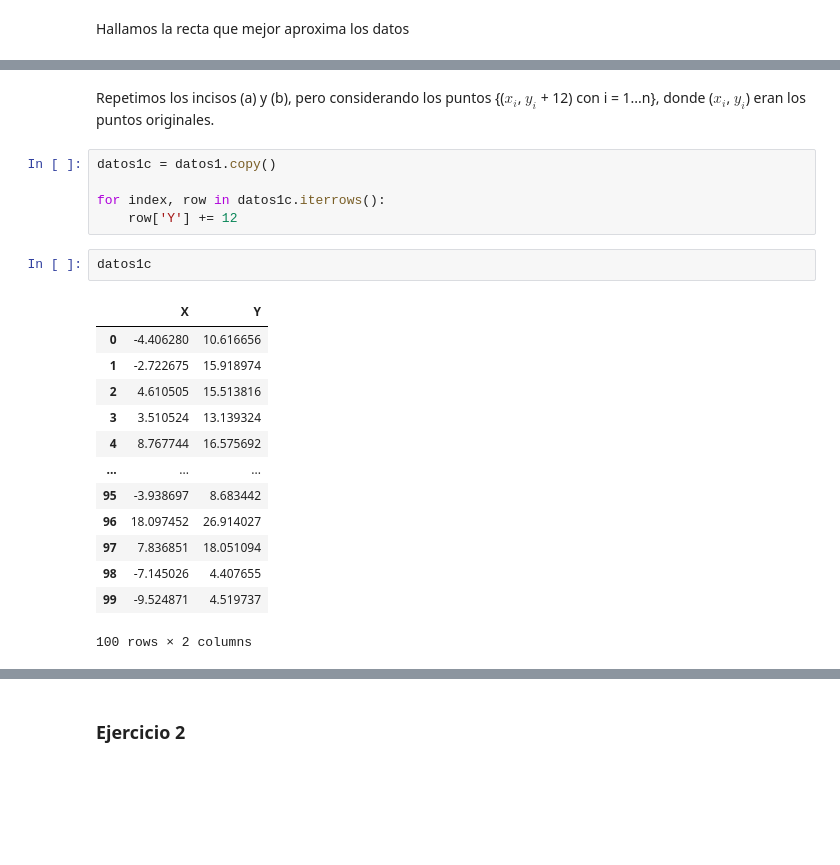
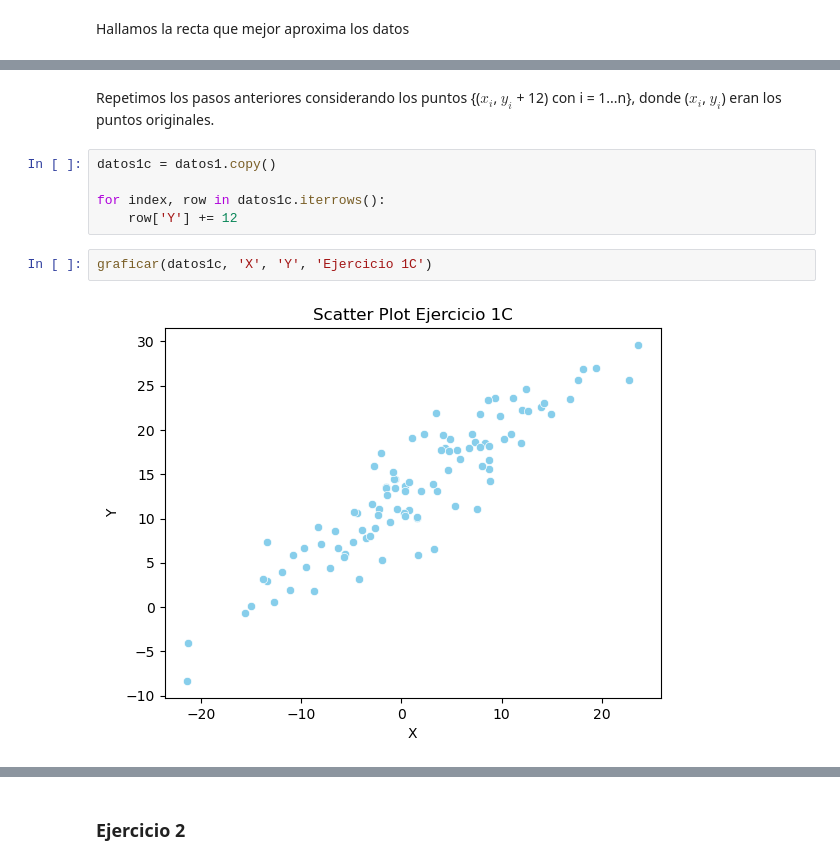
Before and after one commit to seremare9/tp1_metodos, a Jupyter notebook: codigo.ipynb, the cells around one changed output, grey strips where cells are left out. Saved outputs shown, nothing was run; the diff lists cells and outputs as text; blank space fills up the shorter version.

```diff
--- a/codigo.ipynb
+++ b/codigo.ipynb
@@ -77,26 +142,14 @@ graficar_recta(datos1, 'X', 'Y', 'Ejercicio 1')
 # %% [markdown]
-Repetimos los incisos (a) y (b), pero considerando los puntos {($x_i$, $y_i$ + 12) con i = 1...n}, donde ($x_i$, $y_i$) eran los puntos originales.
+Repetimos los pasos anteriores considerando los puntos {($x_i$, $y_i$ + 12) con i = 1...n}, donde ($x_i$, $y_i$) eran los puntos originales.
 # %%
 datos1c = datos1.copy()
 
 for index, row in datos1c.iterrows():
     row['Y'] += 12
-# %%
-datos1c
-# %% [output]
-|  | X | Y |
-| 0 | -4.406280 | 10.616656 |
-| 1 | -2.722675 | 15.918974 |
-| 2 | 4.610505 | 15.513816 |
-| 3 | 3.510524 | 13.139324 |
-| 4 | 8.767744 | 16.575692 |
-| ... | ... | ... |
-| 95 | -3.938697 | 8.683442 |
-| 96 | 18.097452 | 26.914027 |
-| 97 | 7.836851 | 18.051094 |
-| 98 | -7.145026 | 4.407655 |
-| 99 | -9.524871 | 4.519737 |
-100 rows × 2 columns
+# %%
+graficar(datos1c, 'X', 'Y', 'Ejercicio 1C')
+# %% [output]
+[figure, added]
 # %%
 graficar_recta(datos1c, 'X', 'Y', 'Ejercicio 1C')
 # %% [output]
```
Also changed, not shown: parts of 45 cells of this notebook.
